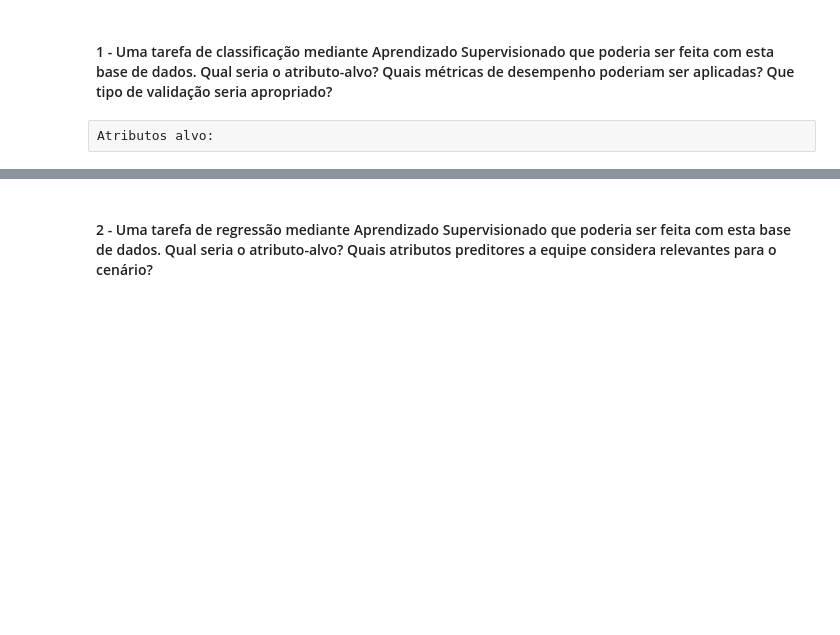
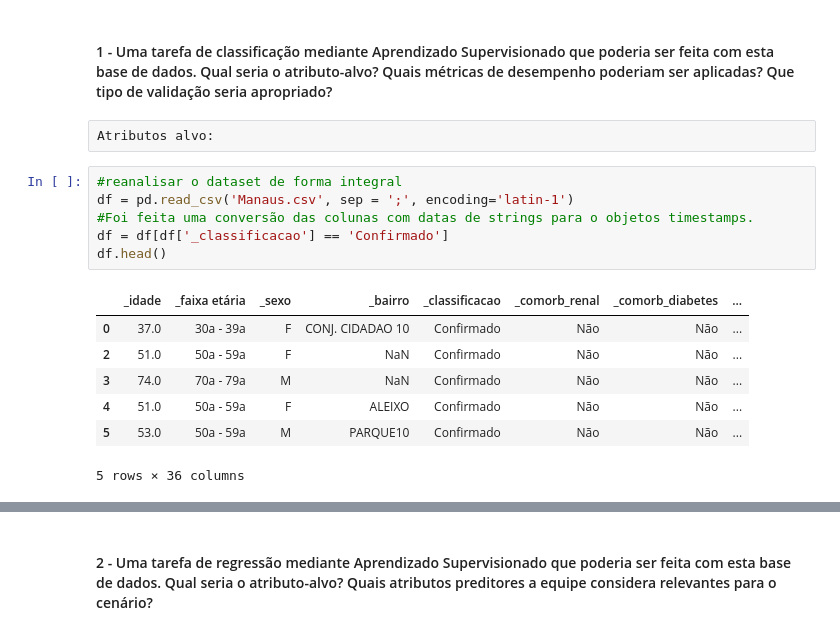
Before and after one commit to jvmdo/rna-pp1-2020, a Jupyter notebook: rascunhos/PP1_redesneurais_luiz_1.0.ipynb, the cells around one changed output, grey strips where cells are left out. Drawn from its saved outputs; the diff is of its cells as text; blank space fills up the shorter version.

```diff
--- a/rascunhos/PP1_redesneurais_luiz_1.0.ipynb
+++ b/rascunhos/PP1_redesneurais_luiz_1.0.ipynb
@@ -228,3 +228,17 @@ Ao comparar a pirâmide etária de Manaus e o scatter plot, percebemos que as pe
 #### 1 - Uma tarefa de classificação mediante Aprendizado Supervisionado que poderia ser feita com esta base de dados. Qual seria o atributo-alvo? Quais métricas de desempenho poderiam ser aplicadas? Que tipo de validação seria apropriado?
 # %% [raw]
 Atributos alvo:
+# %%
+#reanalisar o dataset de forma integral
+df = pd.read_csv('Manaus.csv', sep = ';', encoding='latin-1')
+#Foi feita uma conversão das colunas com datas de strings para o objetos timestamps.
+df = df[df['_classificacao'] == 'Confirmado']
+df.head()
+# %% [output]
+|  | _idade | _faixa etária | _sexo | _bairro | _classificacao | _comorb_renal | _comorb_diabetes | ... |
+| 0 | 37.0 | 30a - 39a | F | CONJ. CIDADAO 10 | Confirmado | Não | Não | ... |
+| 2 | 51.0 | 50a - 59a | F | NaN | Confirmado | Não | Não | ... |
+| 3 | 74.0 | 70a - 79a | M | NaN | Confirmado | Não | Não | ... |
+| 4 | 51.0 | 50a - 59a | F | ALEIXO | Confirmado | Não | Não | ... |
+| 5 | 53.0 | 50a - 59a | M | PARQUE10 | Confirmado | Não | Não | ... |
+5 rows × 36 columns
```
Also changed, not shown: parts of 6 cells of this notebook.
